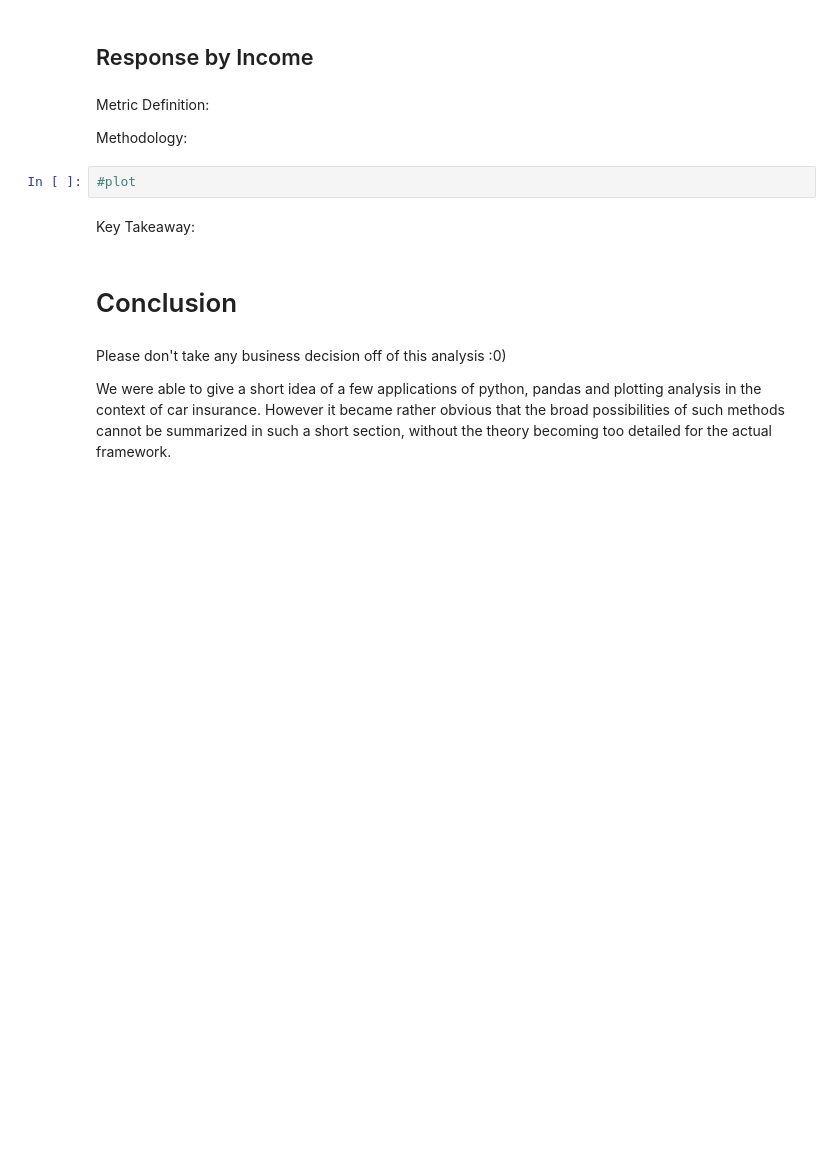
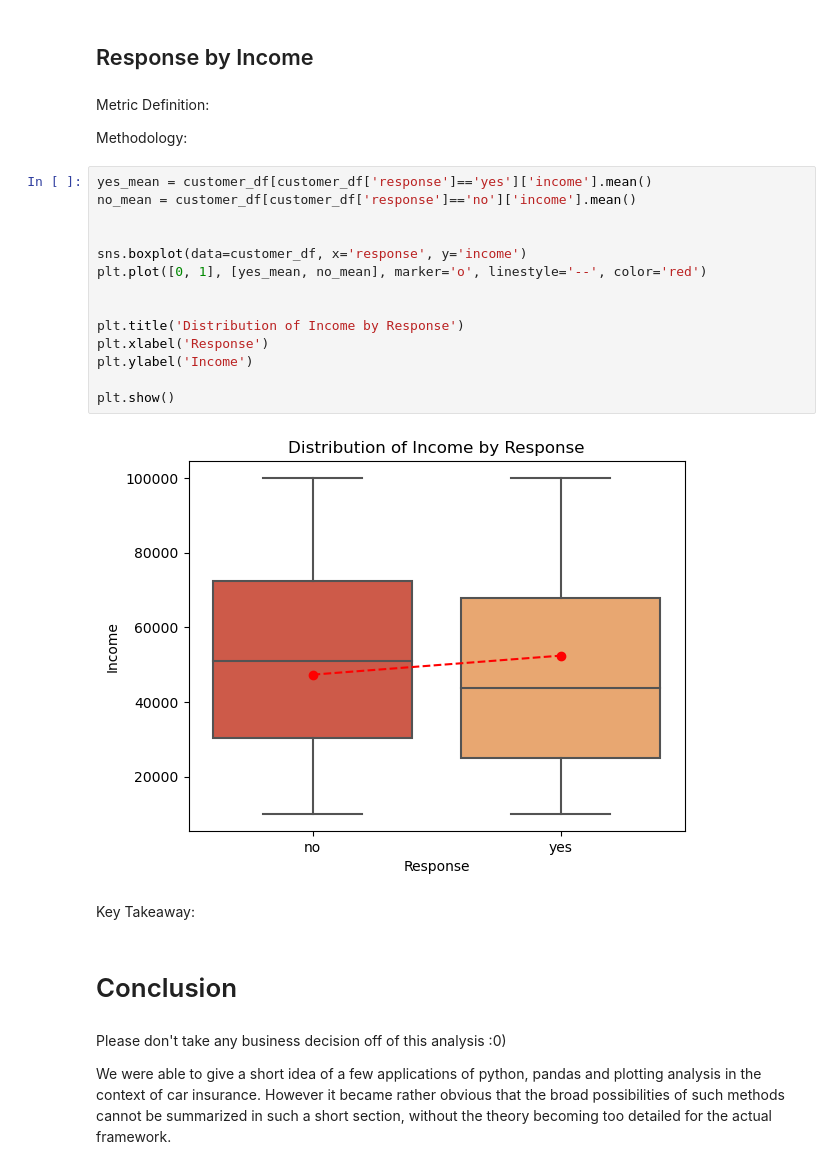
Before and after one commit to mathildemariemonge/IronMathildeLabs, a Jupyter notebook: Week 2/Cars Insurance/Car Insurance EDA_Thursday Lab_MMM.ipynb, the cells around one changed output. Drawn from its saved outputs; the diff is of its cells as text; blank space fills up the shorter version.

```diff
--- a/Week 2/Cars Insurance/Car Insurance EDA_Thursday Lab_MMM.ipynb
+++ b/Week 2/Cars Insurance/Car Insurance EDA_Thursday Lab_MMM.ipynb
@@ -114,8 +114,22 @@ Key Takeaway: Hard to tell honestly, but the higher the claim amount the more li
 Metric Definition:
 
 Methodology:
-# %%
-#plot
+# %%
+yes_mean = customer_df[customer_df['response']=='yes']['income'].mean()
+no_mean = customer_df[customer_df['response']=='no']['income'].mean()
+
+
+sns.boxplot(data=customer_df, x='response', y='income')
+plt.plot([0, 1], [yes_mean, no_mean], marker='o', linestyle='--', color='red')
+
+
+plt.title('Distribution of Income by Response')
+plt.xlabel('Response')
+plt.ylabel('Income')
+
+plt.show()
+# %% [output]
+[figure, added]
 # %% [markdown]
 Key Takeaway:
 # %% [markdown]
```
Also changed, not shown: parts of 2 cells of this notebook.
